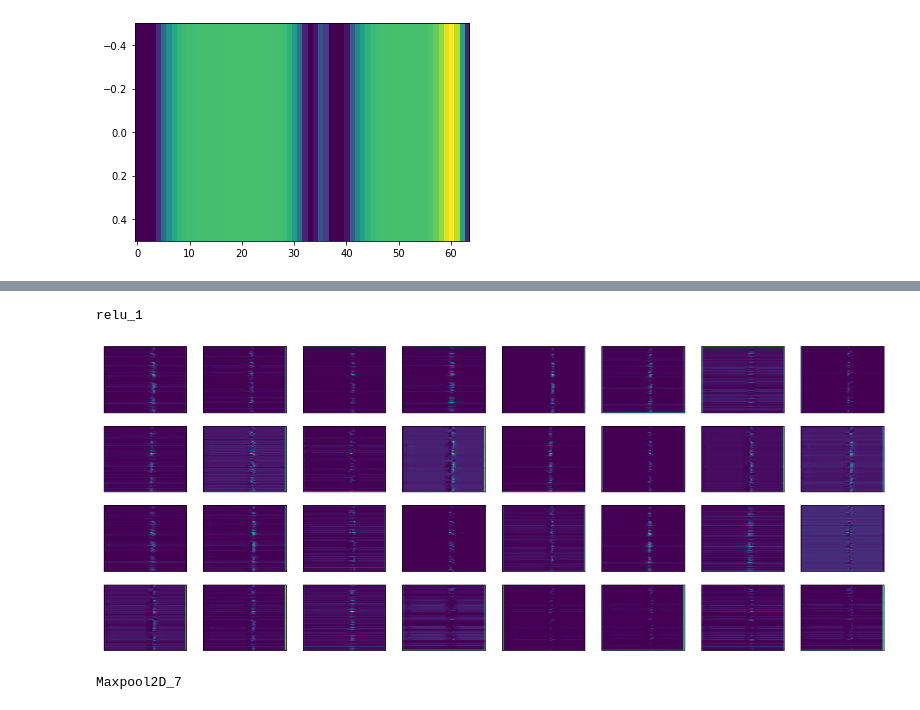
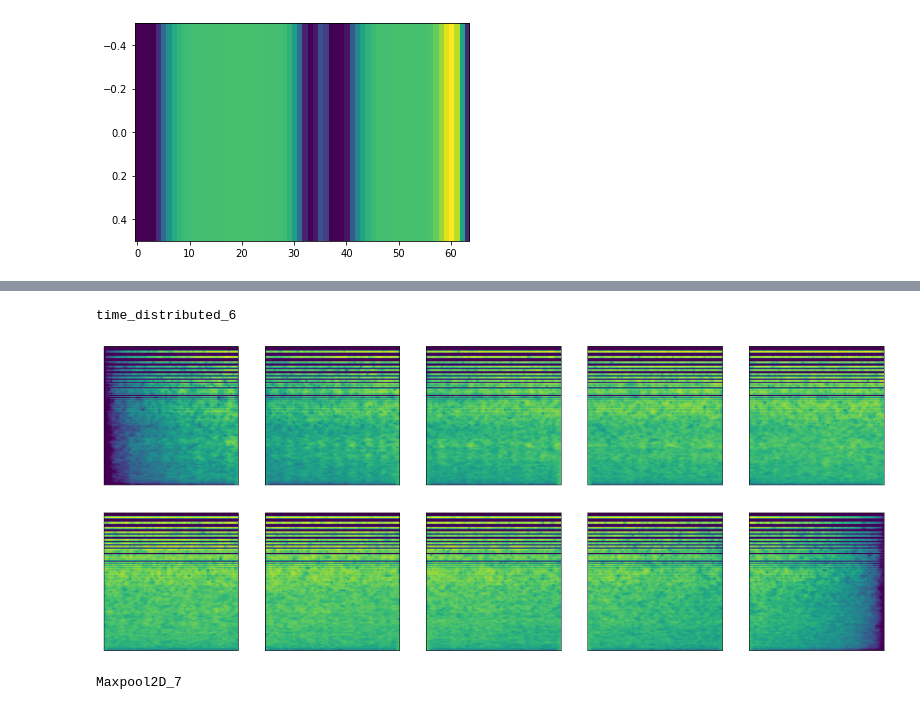
Before and after one commit to arvidfalch/RawAudio_e2e, a Jupyter notebook: visualization_layers.ipynb, the cells around one changed output, grey strips where cells are left out. Cells and saved outputs as stored; diff of their text form; code cells hidden in the pictures.

Commit message:
Notes, added melspec to frontend and viz

```diff
--- a/visualization_layers.ipynb
+++ b/visualization_layers.ipynb
@@ -10,7 +10,9 @@ import pandas as pd
 
 sr = 24000
 # %%
-model = tf.keras.models.load_model('1d5epochs2classesscraper_new_metrics_binaryc_loss')
+#model = tf.keras.models.load_model('1d5epochs2classesscraper_new_metrics_binaryc_loss')
+model = Thesis_models.LSTM_backend(10, 4096, 128, 64, n_of_classes=5, frame_level_classification=False, output_dim=64, melspec=True, sr=sr)
+model.summary()
 import librosa
 import scipy
 
@@ -21,12 +23,14 @@ import scipy
 # short drone
 #path = '/Users/arvidfalch/repos/scaper_test/soundscapes/soundscape_unimodal7.wav'
 # stab
-path = '/Users/arvidfalch/Desktop/BLLTImpt_Bullets_Impact_Body_Thump_Soundly_SND6360.wav'
-
+#path = '/Users/arvidfalch/Desktop/BLLTImpt_Bullets_Impact_Body_Thump_Soundly_SND6360.wav'
+#path = '/Users/arvidfalch/Desktop/Ambience, Birdsong, Animal, Bird, Flamboyant Tweet SND82146.wav'
+path = '/Users/arvidfalch/Desktop/Truck Large Diesel Or Military Tank Apc Armored Personnel Carrier Accelerate Big Rev And Pull Away Then Other Distant Engine Rev And Another One Close Pass By Saravena, Colombia 2016 by kyles Id-405086 4.wav'
 signal, _ = librosa.load(path, sr = sr, mono=True)
 
 startpoint = 0
-segment_size = 2*sr
+chunk = 4096
+segment_size = 10*chunk
 
 test = signal[startpoint:startpoint+segment_size]
 hann_window= scipy.signal.windows.hann(test.size)
@@ -35,6 +39,7 @@ plt.plot(test)
 test = test[...,tf.newaxis]
 test = test[tf.newaxis, ...]
 print(test.shape)
+test = np.reshape(test, (1, 10, 4096, 1))
 
 layer_outputs = [layer.output for layer in model.layers[:]]
 activation_model = tf.keras.models.Model(inputs = model.input, outputs = layer_outputs)
@@ -49,7 +54,7 @@ print(len(layer_names))
 print(layer_names[5])
 cont = activations[5]
 cont = tf.squeeze(cont)
-cont = tf.transpose(cont, [1, 0])
+#cont = tf.transpose(cont, [1, 0])
 
 import librosa.display
 x = signal[startpoint:startpoint+segment_size]
@@ -89,17 +121,17 @@ batch_layer_8
 # %%
 
-layeridx = 10
+layeridx = 7
 
 print(layer_names[layeridx])
 
-fig, axes = plt.subplots(4,8, subplot_kw={'xticks':(), 'yticks':()}, figsize=(20,8))
-for i, ax in zip(range(32), axes.ravel()):
+fig, axes = plt.subplots(2,5, subplot_kw={'xticks':(), 'yticks':()}, figsize=(20,8))
+for i, ax in zip(range(10), axes.ravel()):
 
-    ax.imshow(activations[layeridx][0, :, :, i], cmap ='viridis', aspect='auto')
+    ax.imshow(activations[layeridx][0, i, :, :], cmap ='viridis', aspect='auto')
     #ax.invert_yaxis()
 # %% [output]
-relu_1
+time_distributed_6
-[figure, old version]
+[figure, new version]
 # %%
 
 layeridx = 41
```
Also changed, not shown: parts of 3 cells of this notebook, 4 other files.
